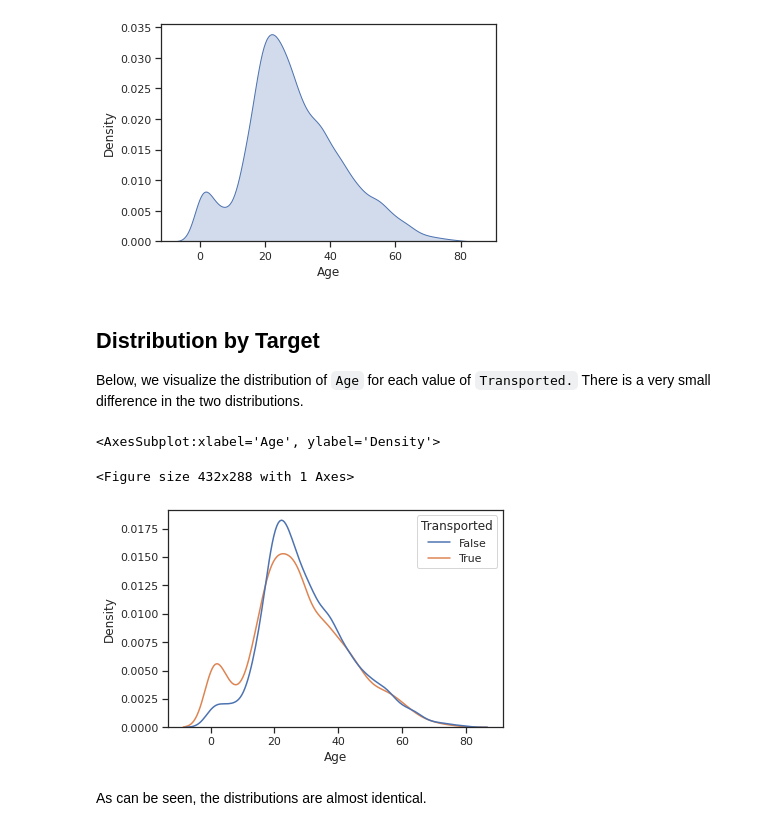
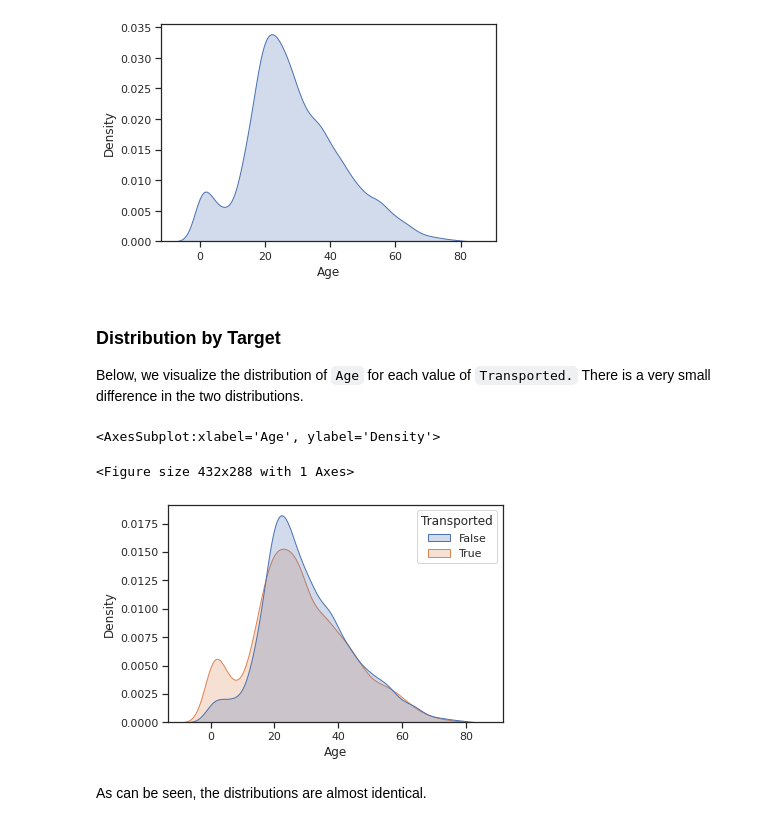
Before and after one commit to MalayAgr/Kaggle-Spaceship-Titanic, a Jupyter notebook: eda.ipynb, the cells around one changed output. Saved outputs shown, nothing was run; the diff lists cells and outputs as text; code cells hidden in the pictures.

```diff
--- a/eda.ipynb
+++ b/eda.ipynb
@@ -123,7 +124,7 @@ split_cabin.head()
 | 3 | A | 0 | S |
 | 4 | F | 1 | S |
 # %%
-df["CabinDeck"] = split_cabin[0].astype(str)
+df["CabinDeck"] = split_cabin[0]
 df.head()
 # %% [output]
 |  | PassengerId | HomePlanet | CryoSleep | Cabin | Destination | Age | VIP | RoomService | FoodCourt | ... |
@@ -133,7 +134,7 @@ df.head()
 | 3 | 0003_02 | Europa | False | A/0/S | TRAPPIST-1e | 33.0 | False | 0.0 | 1283.0 | ... |
 | 4 | 0004_01 | Earth | False | F/1/S | TRAPPIST-1e | 16.0 | False | 303.0 | 70.0 | ... |
 # %%
-df["CabinId"] = (split_cabin[0] + split_cabin[1]).astype(str)
+df["CabinId"] = split_cabin[0] + split_cabin[1]
 df.head()
 # %% [output]
 |  | PassengerId | HomePlanet | CryoSleep | Cabin | Destination | Age | VIP | RoomService | FoodCourt | ... |
@@ -143,7 +144,7 @@ df.head()
 | 3 | 0003_02 | Europa | False | A/0/S | TRAPPIST-1e | 33.0 | False | 0.0 | 1283.0 | ... |
 | 4 | 0004_01 | Earth | False | F/1/S | TRAPPIST-1e | 16.0 | False | 303.0 | 70.0 | ... |
 # %%
-df["CabinSide"] = split_cabin[2].astype(str)
+df["CabinSide"] = split_cabin[2]
 df.head()
 # %% [output]
 |  | PassengerId | HomePlanet | CryoSleep | Cabin | Destination | Age | VIP | RoomService | FoodCourt | ... |
@@ -167,3 +168,9 @@ df.head()
 | 2 | 0003_01 | Europa | False | A/0/S | TRAPPIST-1e | 58.0 | True | 43.0 | 3576.0 | ... |
 | 3 | 0003_02 | Europa | False | A/0/S | TRAPPIST-1e | 33.0 | False | 0.0 | 1283.0 | ... |
 | 4 | 0004_01 | Earth | False | F/1/S | TRAPPIST-1e | 16.0 | False | 303.0 | 70.0 | ... |
+# %%
+# Move Transported to the end
+transported = df["Transported"]
+df = df.drop("Transported", axis=1)
+df["Transported"] = transported
+df.head()
@@ -454,15 +466,15 @@ sns.kdeplot(data=df, x="Age", fill=True)
 <Figure size 432x288 with 1 Axes>
 [figure]
 # %% [markdown]
-## Distribution by Target
+### Distribution by Target
 
 Below, we visualize the distribution of `Age` for each value of `Transported.` There is a very small difference in the two distributions.
 # %%
-sns.kdeplot(data=df, x="Age", hue="Transported")
+sns.kdeplot(data=df, x="Age", hue="Transported", fill=True)
 # %% [output]
 <AxesSubplot:xlabel='Age', ylabel='Density'>
 <Figure size 432x288 with 1 Axes>
-[figure, old version]
+[figure, new version]
 # %% [markdown]
 As can be seen, the distributions are almost identical.
 # %%
```
Also changed, not shown: parts of 43 cells of this notebook.
